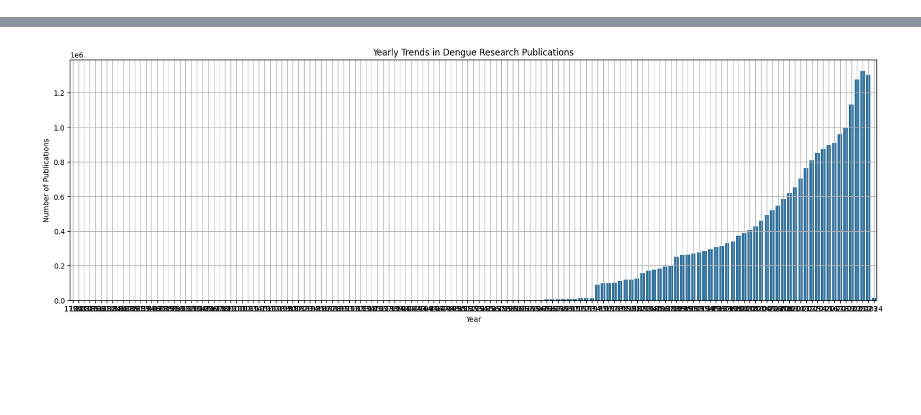
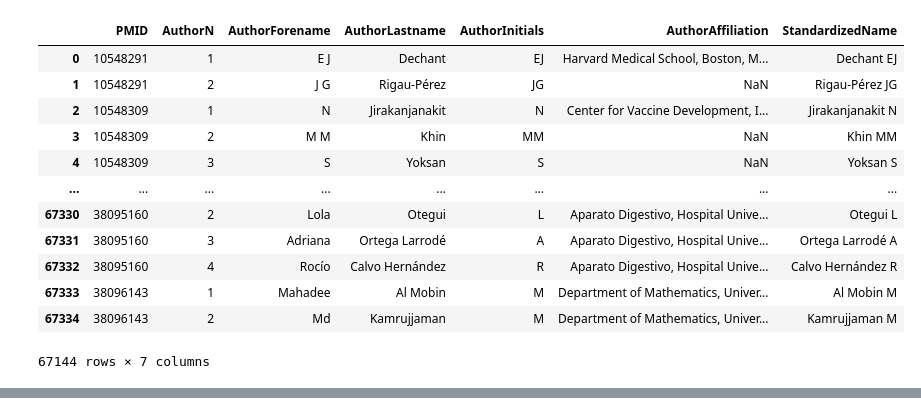
Before and after one commit to gnc506/Skills_Assessment, a Jupyter notebook: Skills_Assessment_2.ipynb, the cells around one changed output, grey strips where cells are left out. Drawn from its saved outputs; the diff is of its cells as text; code cells hidden in the pictures; blank space fills up the shorter version.

```diff
--- a/Skills_Assessment_2.ipynb
+++ b/Skills_Assessment_2.ipynb
@@ -403,0 +6,14 @@ plt.show()
+# %%
+
+# Load the provided datasets
+file_path_articles = '/content/articles.Dengue.csv'
+file_path_authors = '/content/authors.Dengue.csv'
+file_path_paper_counts = '/content/paper_counts.csv'
+
+# Reading the datasets
+df_articles = pd.read_csv(file_path_articles)
+df_authors = pd.read_csv(file_path_authors)
+df_paper_counts = pd.read_csv(file_path_paper_counts)
+
+# Displaying the first few rows of each dataset to understand their structure
+df_articles.head(), df_authors.head(), df_paper_counts.head()
@@ -403,0 +38,17 @@ plt.show()
+# %%
+df_articles_clean = df_articles.drop_duplicates()
+df_authors_clean = df_authors.drop_duplicates()
+
+# Converting 'Year' to integer
+df_articles_clean['Year'] = pd.to_numeric(df_articles_clean['Year'], errors='coerce').fillna(0).astype(int)
+
+# Dropping rows with missing FirstAuthor details in articles dataset and missing author details in authors dataset
+df_articles_clean = df_articles_clean.dropna(subset=['FirstAuthorForename', 'FirstAuthorLastname', 'FirstAuthorInitials'])
+df_authors_clean = df_authors_clean.dropna(subset=['AuthorForename', 'AuthorInitials'])
+
+# Standardizing author names
+df_articles_clean['StandardizedName'] = df_articles_clean['FirstAuthorLastname'] + " " + df_articles_clean['FirstAuthorInitials']
+df_authors_clean['StandardizedName'] = df_authors_clean['AuthorLastname'] + " " + df_authors_clean['AuthorInitials']
+
+# Displaying the cleaned data for a quick check
+df_articles_clean.head(), df_authors_clean.head()
@@ -404,3 +89,19 @@ plt.show()
+# %%
+df_authors_clean
+# %% [output]
+|  | PMID | AuthorN | AuthorForename | AuthorLastname | AuthorInitials | AuthorAffiliation | StandardizedName |
+| 0 | 10548291 | 1 | E J | Dechant | EJ | Harvard Medical School, Boston, M... | Dechant EJ |
+| 1 | 10548291 | 2 | J G | Rigau-Pérez | JG | NaN | Rigau-Pérez JG |
+| 2 | 10548309 | 1 | N | Jirakanjanakit | N | Center for Vaccine Development, I... | Jirakanjanakit N |
+| 3 | 10548309 | 2 | M M | Khin | MM | NaN | Khin MM |
+| 4 | 10548309 | 3 | S | Yoksan | S | NaN | Yoksan S |
+| ... | ... | ... | ... | ... | ... | ... | ... |
+| 67330 | 38095160 | 2 | Lola | Otegui | L | Aparato Digestivo, Hospital Unive... | Otegui L |
+| 67331 | 38095160 | 3 | Adriana | Ortega Larrodé | A | Aparato Digestivo, Hospital Unive... | Ortega Larrodé A |
+| 67332 | 38095160 | 4 | Rocío | Calvo Hernández | R | Aparato Digestivo, Hospital Unive... | Calvo Hernández R |
+| 67333 | 38096143 | 1 | Mahadee | Al Mobin | M | Department of Mathematics, Univer... | Al Mobin M |
+| 67334 | 38096143 | 2 | Md | Kamrujjaman | M | Department of Mathematics, Univer... | Kamrujjaman M |
+67144 rows × 7 columns
 # %%
 import plotly.express as px
 import pandas as pd
@@ -416,20 +116,3 @@ fig = px.pie(top_journals, names=top_journals.index, values=top_journals.values,
 fig.show()
 # %% [output]
 [interactive output not drawn]
-# %%
-import matplotlib.pyplot as plt
-import seaborn as sns
-import pandas as pd
-
-# Assuming paper_counts_data is your DataFrame and it's already loaded
-# Create a bar chart
-plt.figure(figsize=(20, 6))
-sns.barplot(data=paper_count_data, x='Year', y='Count')
-plt.title('Yearly Trends in Dengue Research Publications')
-plt.xlabel('Year')
-plt.ylabel('Number of Publications')
-plt.xticks(rotation=0)
-plt.grid(True)
-plt.show()
-# %% [output]
-[figure, removed]
```
Also changed, not shown: parts of 36 cells of this notebook.
